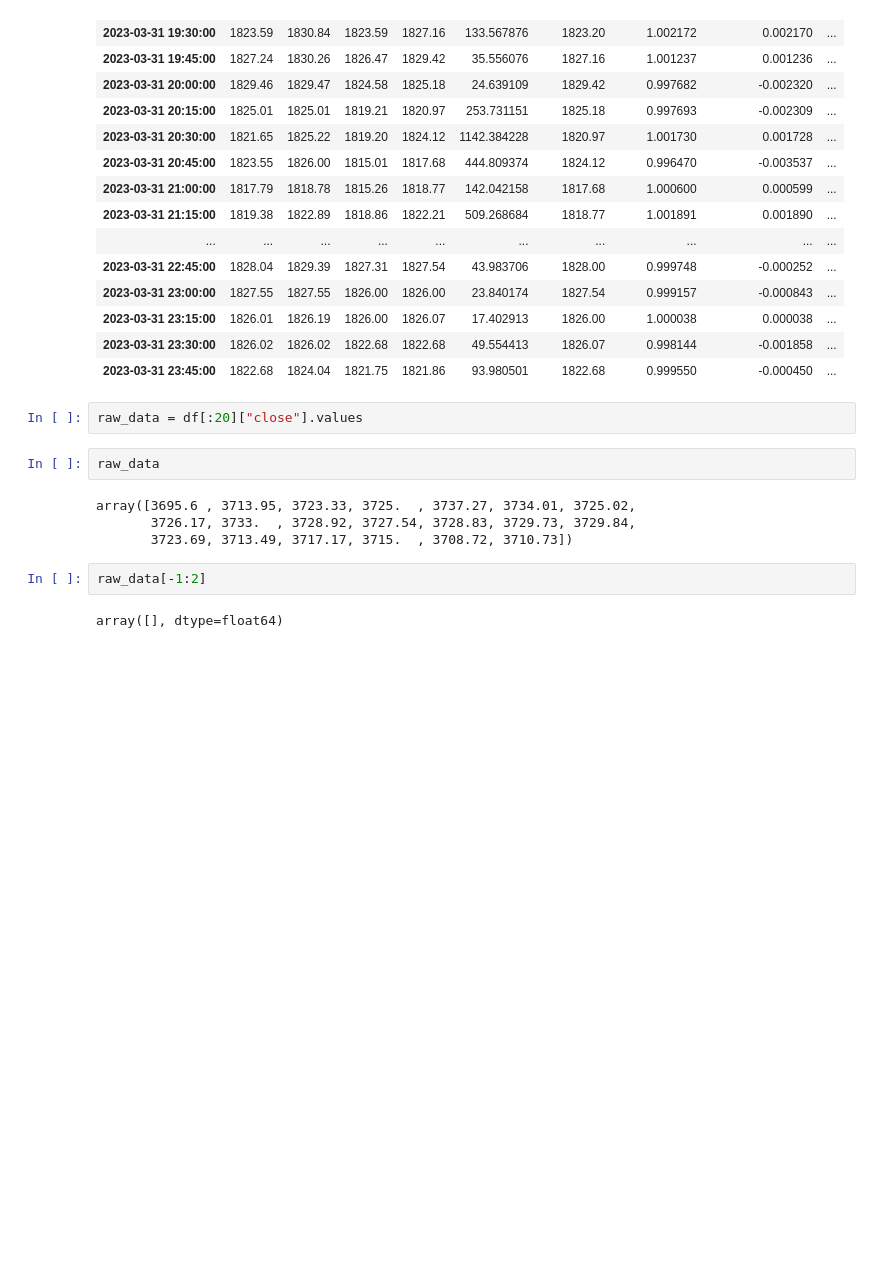
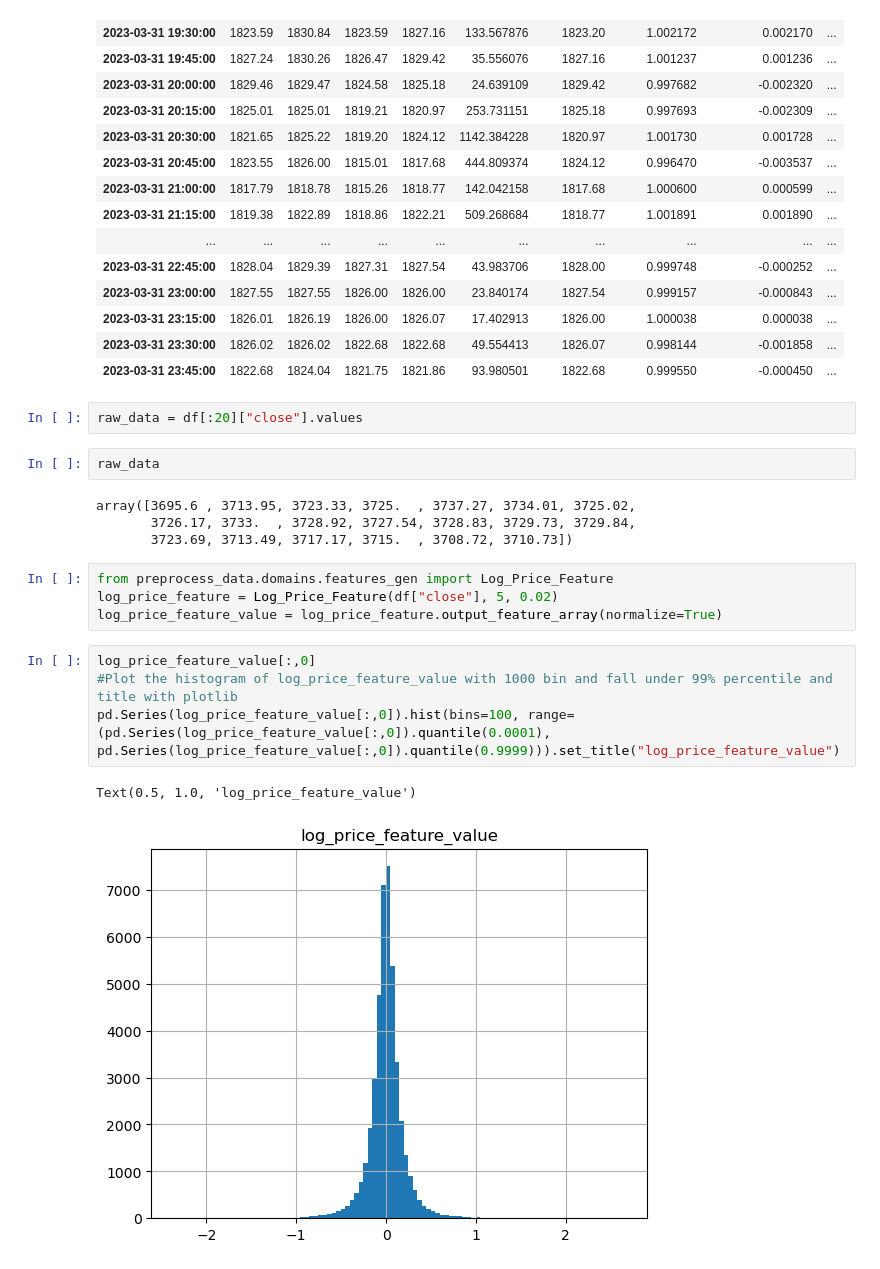
Before and after one commit to dexterchan/algo_interactive_analysis, a Jupyter notebook: notebooks/CandleStickHistory.ipynb, the cells around one changed output. Cells and saved outputs as stored; diff of their text form; blank space fills up the shorter version.

```diff
--- a/notebooks/CandleStickHistory.ipynb
+++ b/notebooks/CandleStickHistory.ipynb
@@ -105,6 +105,13 @@ array([3695.6 , 3713.95, 3723.33, 3725.  , 3737.27, 3734.01, 3725.02,
        3726.17, 3733.  , 3728.92, 3727.54, 3728.83, 3729.73, 3729.84,
        3723.69, 3713.49, 3717.17, 3715.  , 3708.72, 3710.73])
 # %%
-raw_data[-1:2]
+from preprocess_data.domains.features_gen import Log_Price_Feature
+log_price_feature = Log_Price_Feature(df["close"], 5, 0.02)
+log_price_feature_value = log_price_feature.output_feature_array(normalize=True)
-# %% [output]
-array([], dtype=float64)
+# %%
+log_price_feature_value[:,0]
+#Plot the histogram of log_price_feature_value with 1000 bin and fall under 99% percentile and title with plotlib
+pd.Series(log_price_feature_value[:,0]).hist(bins=100, range=(pd.Series(log_price_feature_value[:,0]).quantile(0.0001), pd.Series(log_price_feature_value[:,0]).quantile(0.9999))).set_title("log_price_feature_value")
+# %% [output]
+Text(0.5, 1.0, 'log_price_feature_value')
+[figure, added]
```
Also changed, not shown: 5 other files.
